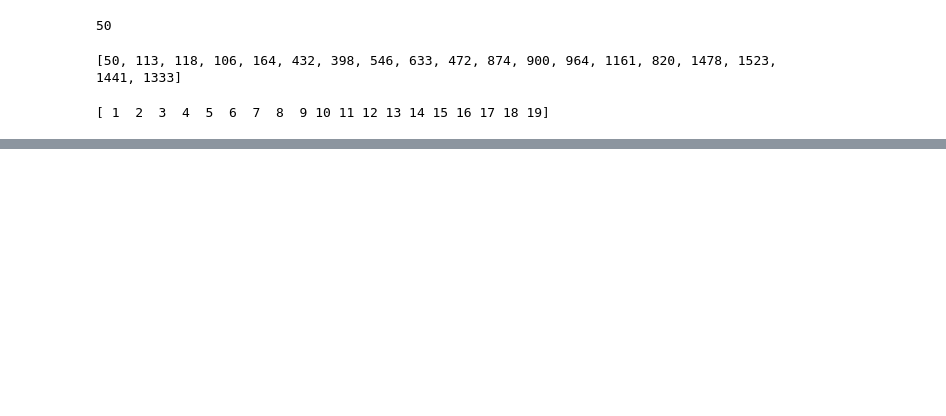
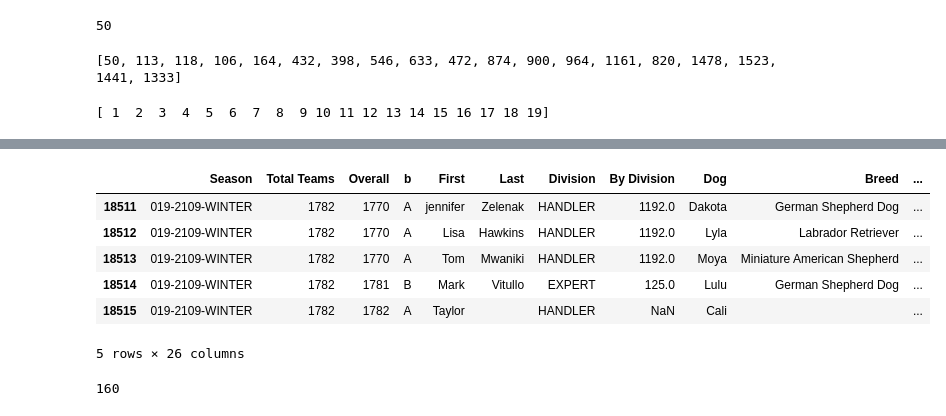
Before and after one commit to brsm11/DIODE, a Jupyter notebook: DIODE.ipynb, the cells around one changed output, grey strips where cells are left out. Cells and saved outputs as stored; diff of their text form; code cells hidden in the pictures; blank space fills up the shorter version.

```diff
--- a/DIODE.ipynb
+++ b/DIODE.ipynb
@@ -68,0 +79,25 @@ plt.show()
+# %%
+#There are a few issues with the dog breed column, first capitalization is completely random
+#Next Breeds were not recorded until Summer 2019, we may try filling known info later
+
+#this line will fill the NAN values with an empty string
+allseasons['Breed']=allseasons['Breed'].fillna('')
+
+#Next we will add a 'cleaned' column to the existing dataframe
+breed = allseasons['Breed']
+cleanbreed = breed.str.lower()
+allseasons['Breed_Cleaned']= cleanbreed
+# %%
+allseasons.tail()
+# %% [output]
+|  | Season | Total Teams | Overall | b | First | Last | Division | By Division | Dog | Breed | ... |
+| 18511 | 019-2109-WINTER | 1782 | 1770 | A | jennifer | Zelenak | HANDLER | 1192.0 | Dakota | German Shepherd Dog | ... |
+| 18512 | 019-2109-WINTER | 1782 | 1770 | A | Lisa | Hawkins | HANDLER | 1192.0 | Lyla | Labrador Retriever | ... |
+| 18513 | 019-2109-WINTER | 1782 | 1770 | A | Tom | Mwaniki | HANDLER | 1192.0 | Moya | Miniature American Shepherd | ... |
+| 18514 | 019-2109-WINTER | 1782 | 1781 | B | Mark | Vitullo | EXPERT | 125.0 | Lulu | German Shepherd Dog | ... |
+| 18515 | 019-2109-WINTER | 1782 | 1782 | A | Taylor |  | HANDLER | NaN | Cali |  | ... |
+5 rows × 26 columns
+# %%
+np.size(allseasons.Breed_Cleaned.unique())
+# %% [output]
+160
```
Also changed, not shown: parts of 6 cells of this notebook.
